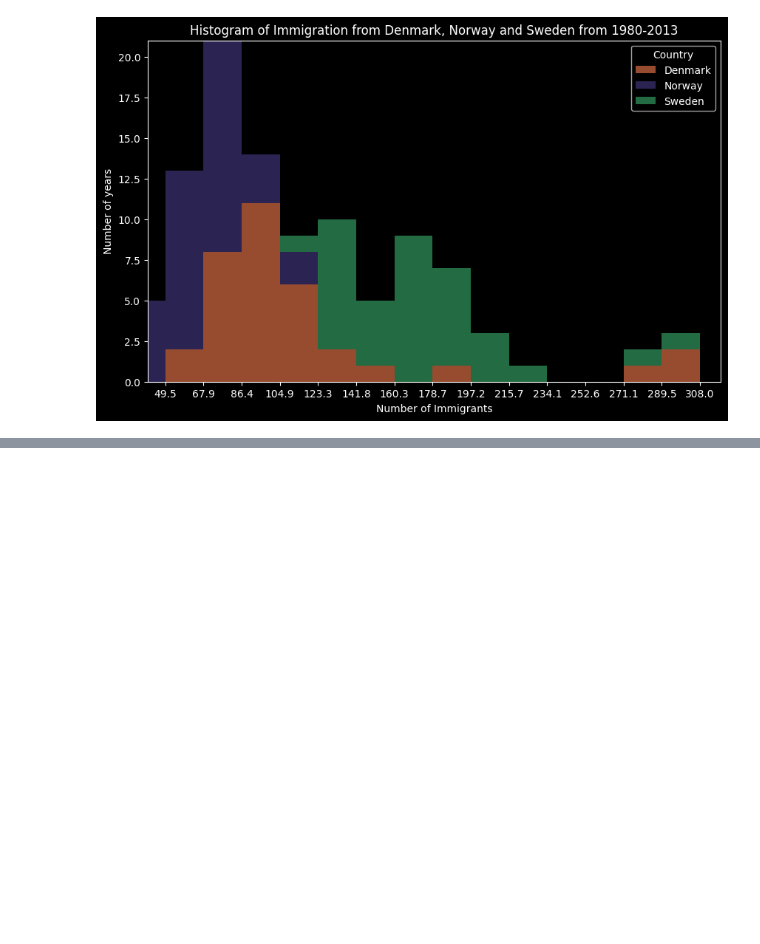
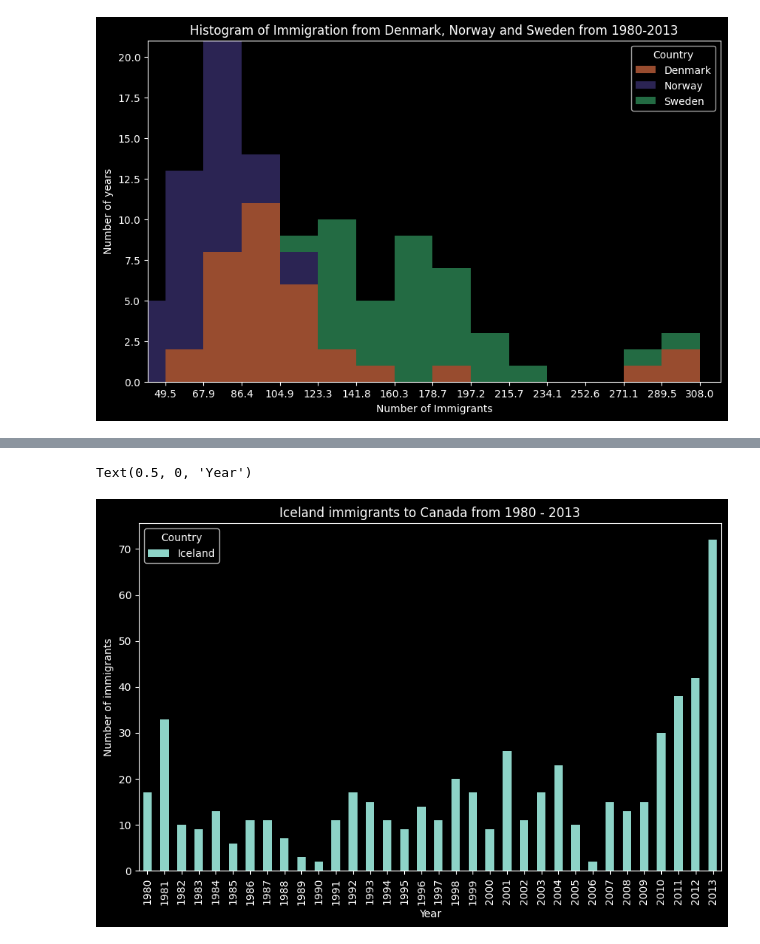
Before and after one commit to Mohwit/Data-Visualization, a Jupyter notebook: AreaPlot_Histogram_BarChart.ipynb, the cells around one changed output, grey strips where cells are left out. Cells and saved outputs as stored; diff of their text form; code cells hidden in the pictures; blank space fills up the shorter version.

Commit message:
Created bar chart Iceland immigration to Canada and top 15 countries contribution for immigration to Canada by total using Annotate method

```diff
--- a/AreaPlot_Histogram_BarChart.ipynb
+++ b/AreaPlot_Histogram_BarChart.ipynb
@@ -441,0 +449,4 @@ Text(0.5, 0, 'Number of Immigrants')
+# %%
+#getting data of 'Iceland'
+df_Ice = df.loc[['Iceland'], years]
+df_Ice.head()
@@ -441,0 +458,4 @@ Text(0.5, 0, 'Number of Immigrants')
+# %%
+#transposing the data
+df_Ice = df_Ice.transpose()
+df_Ice.head()
@@ -441,0 +469,14 @@ Text(0.5, 0, 'Number of Immigrants')
+# %%
+#plotting the data for Bar chart
+df_Ice.plot(
+    kind = 'bar',
+    figsize= (10, 6)
+)
+
+plt.title('Iceland immigrants to Canada from 1980 - 2013')
+plt.ylabel('Number of immigrants')
+plt.xlabel('Year')
+plt.show()
+# %% [output]
+Text(0.5, 0, 'Year')
+[figure, added]
```
Also changed, not shown: parts of 13 cells of this notebook.
